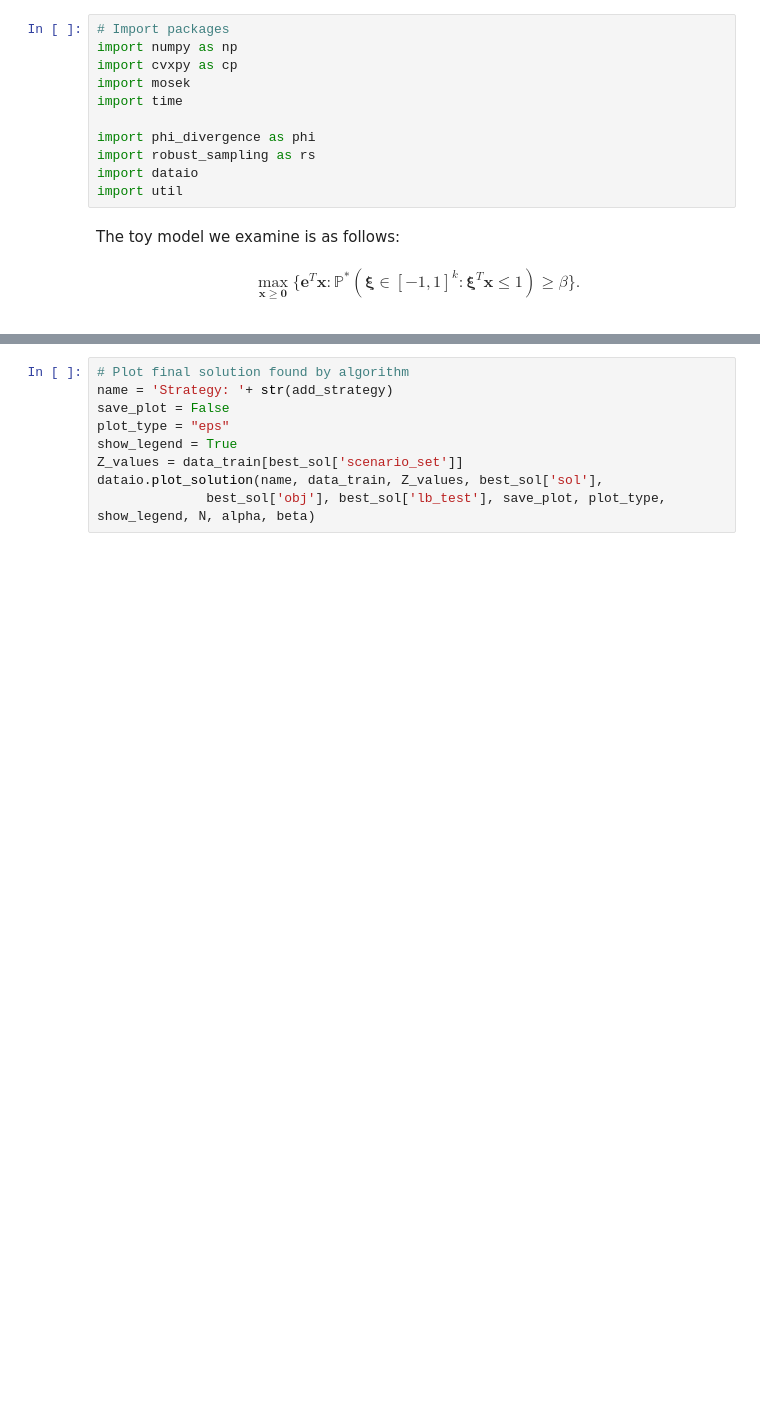
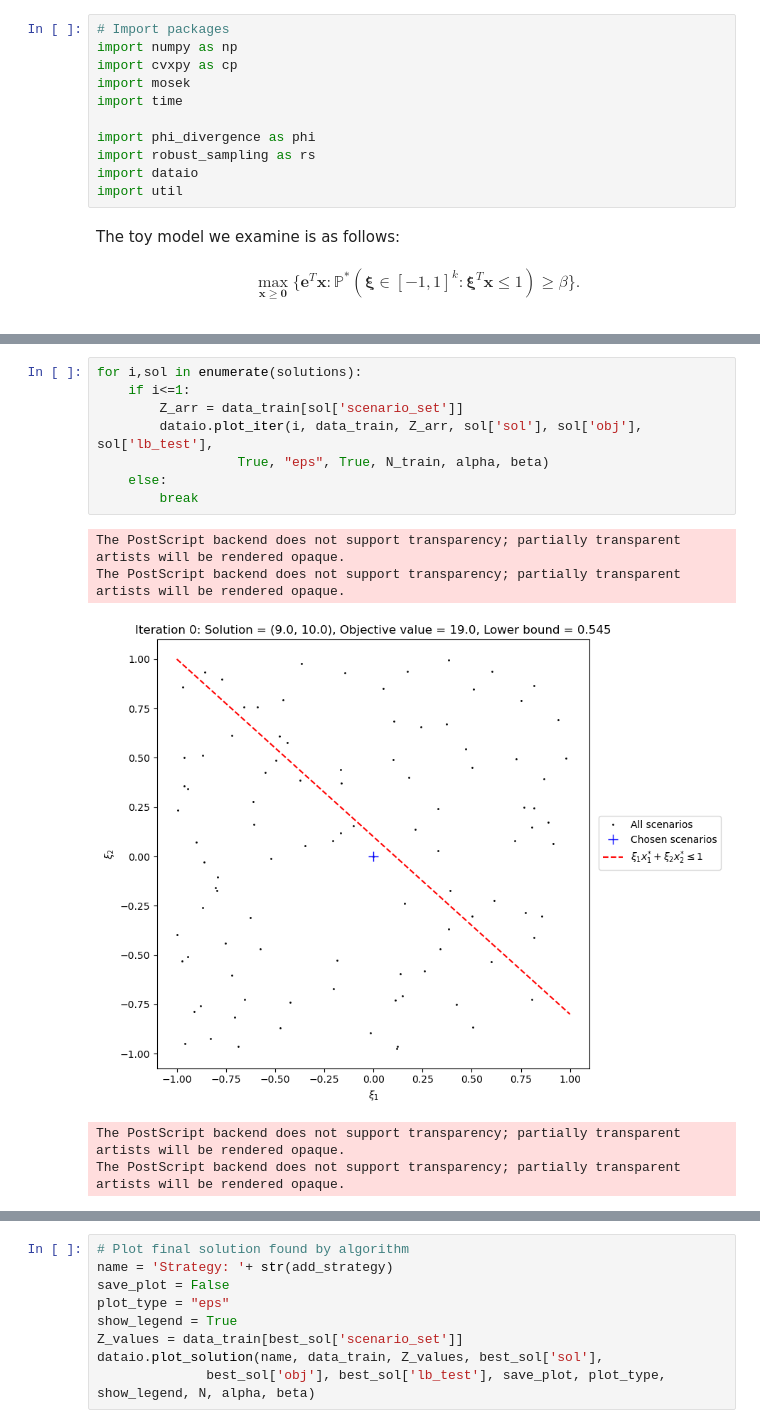
Before and after one commit to JustinStarreveld/ROBIST, a Jupyter notebook: Code/ToyProblem.ipynb, the cells around one changed output, grey strips where cells are left out. Cells and saved outputs as stored; diff of their text form; blank space fills up the shorter version.

```diff
--- a/Code/ToyProblem.ipynb
+++ b/Code/ToyProblem.ipynb
@@ -119,0 +129,14 @@ scenario_set: [0, 83, 513, 828, 727, 169, 468, 150, 418, 175, 393, 632, 682, 619
+# %%
+for i,sol in enumerate(solutions):
+    if i<=1:
+        Z_arr = data_train[sol['scenario_set']]
+        dataio.plot_iter(i, data_train, Z_arr, sol['sol'], sol['obj'], sol['lb_test'],
+                  True, "eps", True, N_train, alpha, beta)
+    else:
+        break
+# %% [output]
+The PostScript backend does not support transparency; partially transparent artists will be rendered opaque.
+The PostScript backend does not support transparency; partially transparent artists will be rendered opaque.
+[figure, added]
+The PostScript backend does not support transparency; partially transparent artists will be rendered opaque.
+The PostScript backend does not support transparency; partially transparent artists will be rendered opaque.
```
Also changed, not shown: parts of 18 cells of this notebook, 31 other files.
